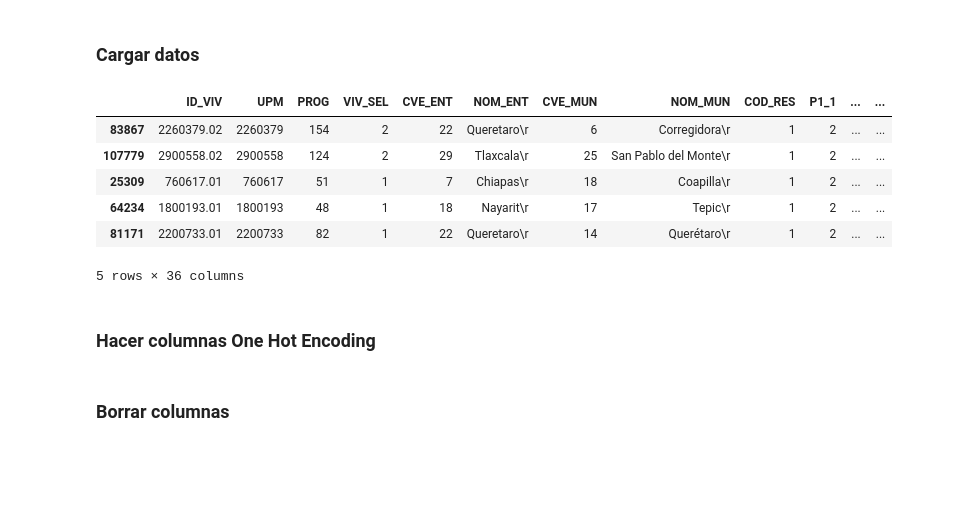
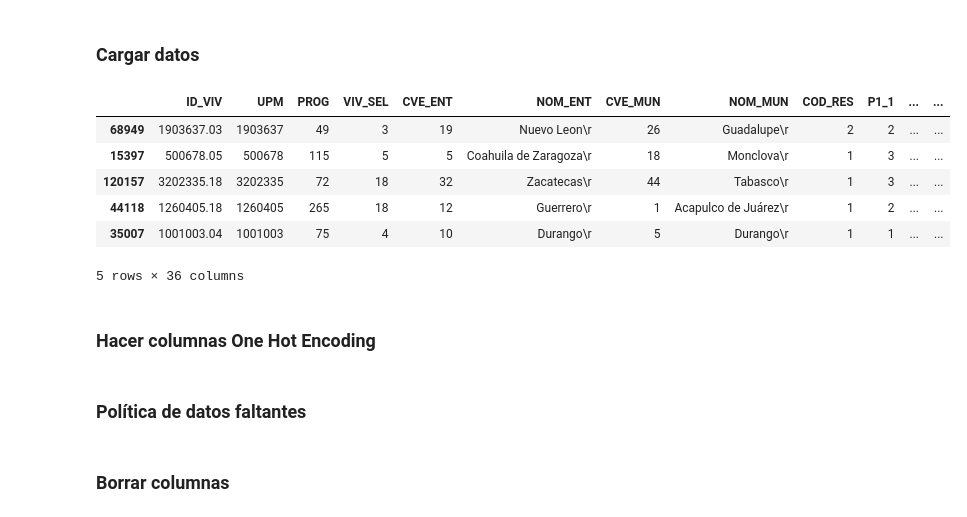
Before and after one commit to IcaRiBe/ENDIREH-data-analysis, a Jupyter notebook: OE1_Exploracion/1-preprocesamiento.ipynb, the cells around one changed output. Drawn from its saved outputs; the diff is of its cells as text; code cells hidden in the pictures; blank space fills up the shorter version.

Commit message:
Add 'preprocesamiento'
Nueva clasificación de violencia obstétrica y correcciones a políticas de datos faltantes.

```diff
--- a/OE1_Exploracion/1-preprocesamiento.ipynb
+++ b/OE1_Exploracion/1-preprocesamiento.ipynb
@@ -128,17 +132,16 @@ def Clasificacion(row):
 # %%
 ruta_parcial = "../../conjunto_de_datos_endireh_2016_csv/conjunto_de_datos_tviv_endireh_2016/conjunto_de_datos/conjunto_de_datos_tviv_endireh_2016.csv"
 
 seccionI = CargarPandasDataset(ruta_parcial)
 
-#seccionI.iloc[random.choices(range(seccionI.shape[0]), k=5)]
-seccionI.iloc[[83867, 107779, 25309, 64234, 81171]]
+seccionI.iloc[random.choices(range(seccionI.shape[0]), k=5)]
 # %% [output]
 |  | ID_VIV | UPM | PROG | VIV_SEL | CVE_ENT | NOM_ENT | CVE_MUN | NOM_MUN | COD_RES | P1_1 | ... | ... |
-| 83867 | 2260379.02 | 2260379 | 154 | 2 | 22 | Queretaro\r | 6 | Corregidora\r | 1 | 2 | ... | ... |
-| 107779 | 2900558.02 | 2900558 | 124 | 2 | 29 | Tlaxcala\r | 25 | San Pablo del Monte\r | 1 | 2 | ... | ... |
-| 25309 | 760617.01 | 760617 | 51 | 1 | 7 | Chiapas\r | 18 | Coapilla\r | 1 | 2 | ... | ... |
-| 64234 | 1800193.01 | 1800193 | 48 | 1 | 18 | Nayarit\r | 17 | Tepic\r | 1 | 2 | ... | ... |
-| 81171 | 2200733.01 | 2200733 | 82 | 1 | 22 | Queretaro\r | 14 | Querétaro\r | 1 | 2 | ... | ... |
+| 68949 | 1903637.03 | 1903637 | 49 | 3 | 19 | Nuevo Leon\r | 26 | Guadalupe\r | 2 | 2 | ... | ... |
+| 15397 | 500678.05 | 500678 | 115 | 5 | 5 | Coahuila de Zaragoza\r | 18 | Monclova\r | 1 | 3 | ... | ... |
+| 120157 | 3202335.18 | 3202335 | 72 | 18 | 32 | Zacatecas\r | 44 | Tabasco\r | 1 | 3 | ... | ... |
+| 44118 | 1260405.18 | 1260405 | 265 | 18 | 12 | Guerrero\r | 1 | Acapulco de Juárez\r | 1 | 2 | ... | ... |
+| 35007 | 1001003.04 | 1001003 | 75 | 4 | 10 | Durango\r | 5 | Durango\r | 1 | 1 | ... | ... |
 5 rows × 36 columns
 # %% [markdown]
 ### Hacer columnas One Hot Encoding
@@ -149,0 +153,2 @@ ModificarColumnasValor(df=seccionI, cols=columnasOHE, valorR=2, valorN=0)
+# %% [markdown]
+### Política de datos faltantes
```
Also changed, not shown: parts of 42 cells of this notebook.
